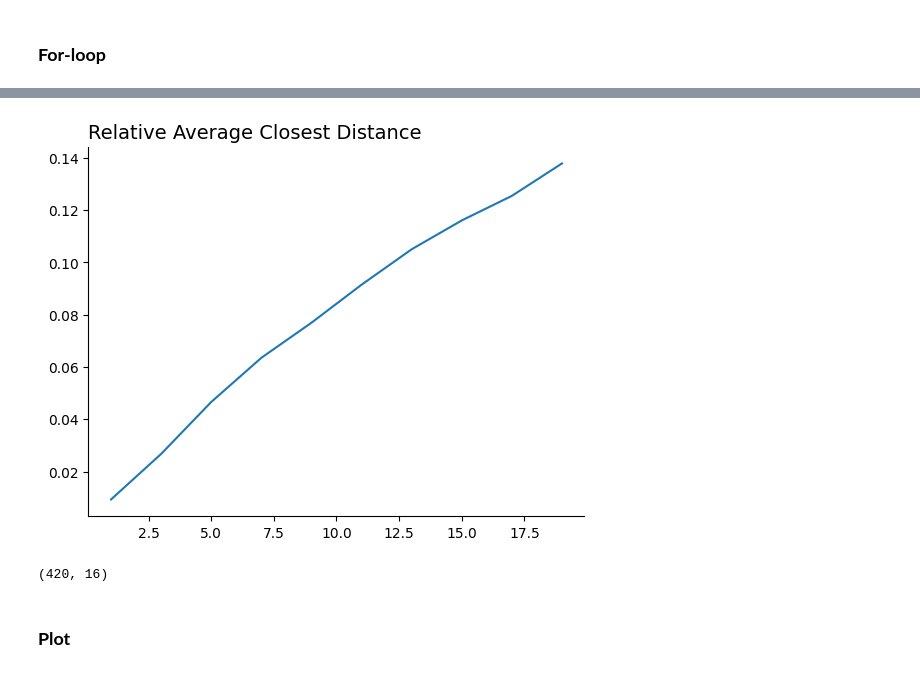
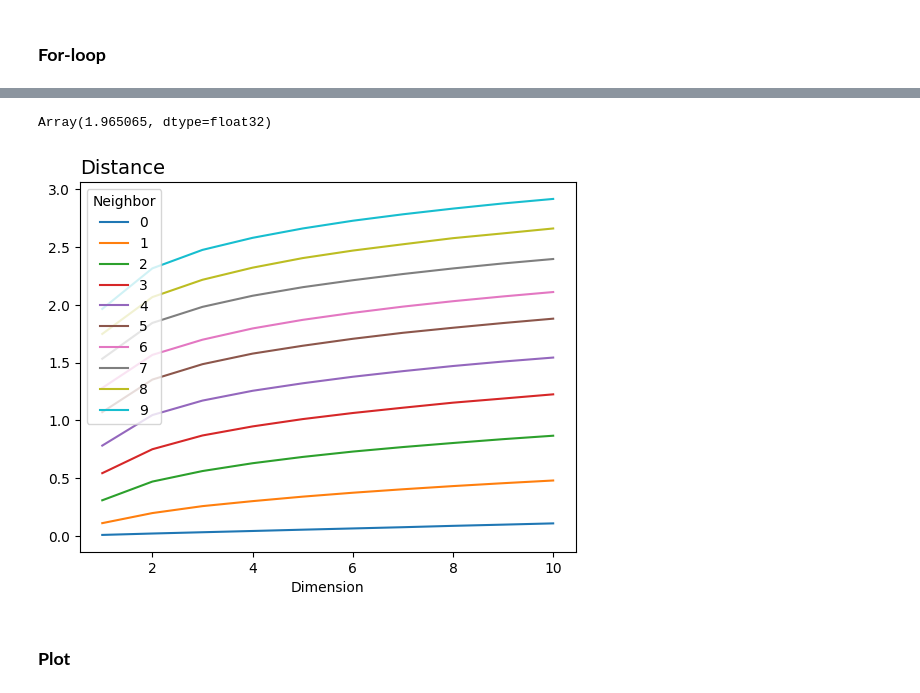
Before and after one commit to pharringtonp19/business-analytics, a Jupyter notebook: notebooks/regression/curse_of_dimensionality.ipynb, the cells around one changed output, grey strips where cells are left out. Cells and saved outputs as stored; diff of their text form; code cells hidden in the pictures.

```diff
--- a/notebooks/regression/curse_of_dimensionality.ipynb
+++ b/notebooks/regression/curse_of_dimensionality.ipynb
@@ -75,17 +131,16 @@ for i in tqdm(rs):
-# %%
-y_values = [i[0] for i in list(Results.values())]
-plt.plot(list(rs), y_values)
-plt.title('Relative Average Closest Distance', loc='left', size=14)
-ax = plt.gca()
-ax.spines['right'].set_visible(False)
-ax.spines['top'].set_visible(False)
-plt.show()
-# %% [output]
-[figure, removed]
-# %%
-df.shape
-# %% [output]
-(420, 16)
+# %%
+avg_closest_distance(matrix, 1)
+# %% [output]
+Array(1.965065, dtype=float32)
+# %%
+for p in range(len(Results[1])):
+  plt.plot(list(range(1, 11)), [Results[key][p] for key in Results.keys()], label=p)
+plt.legend(title='Neighbor')
+plt.xlabel('Dimension')
+plt.title('Distance', loc='left', size=14)
+plt.show()
+# %% [output]
+[figure, added]
 # %% [markdown]
 ### **Plot**
 # %%
```
Also changed, not shown: parts of 11 cells of this notebook.
